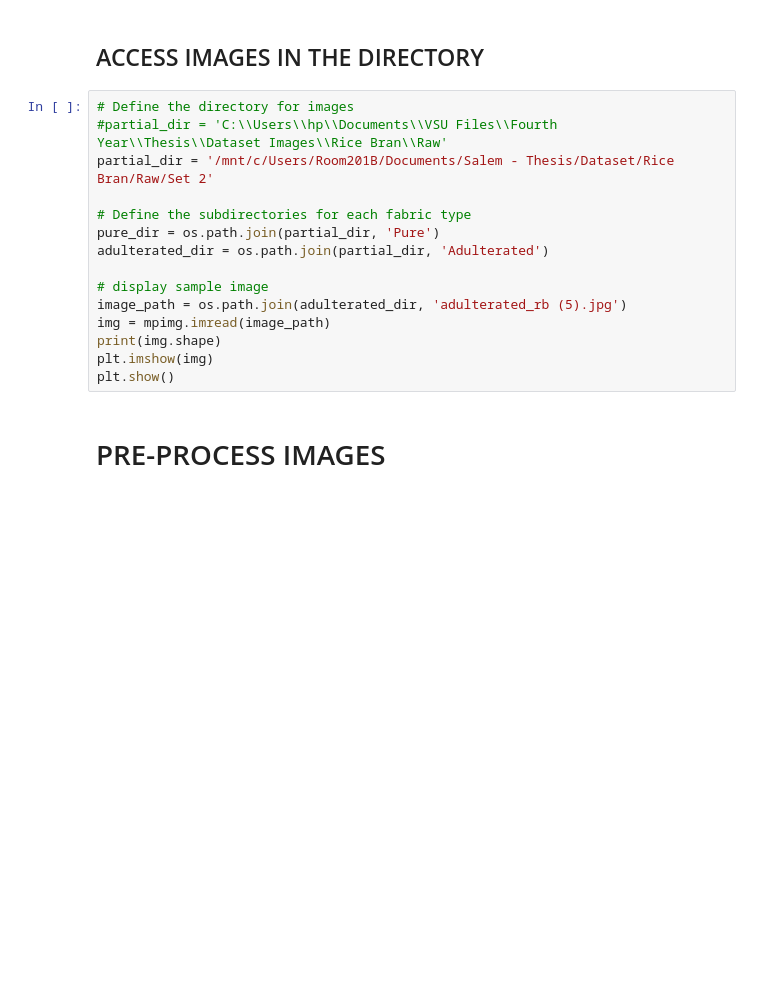
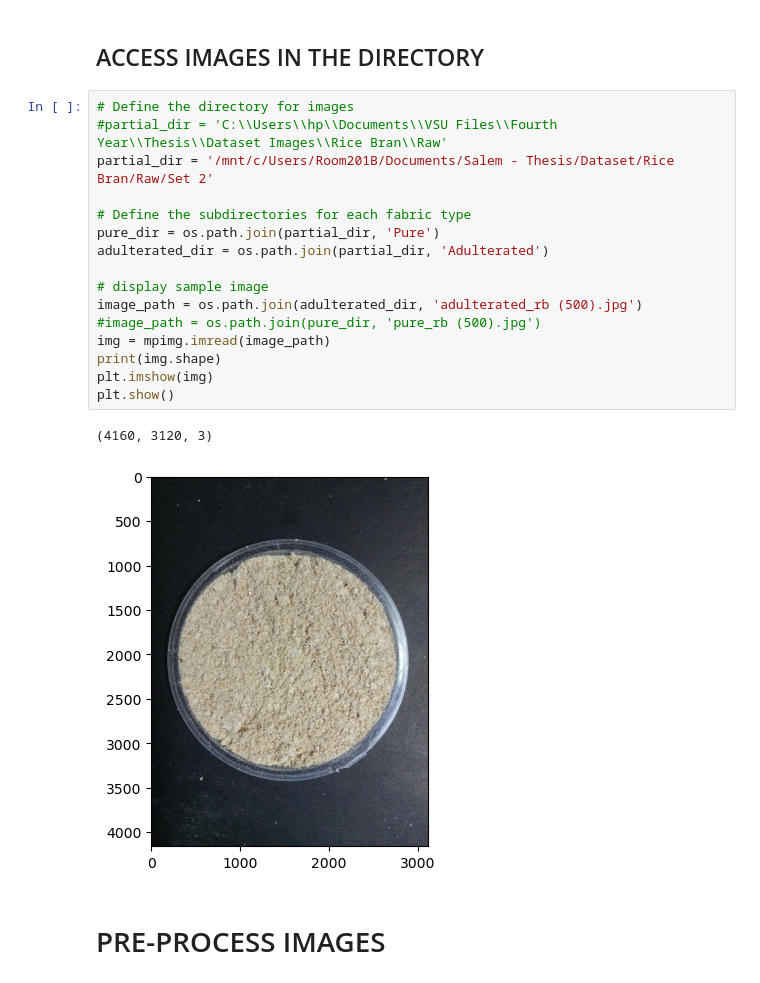
Before and after one commit to buggernut04/Thesis_Project_Feed_Classification, a Jupyter notebook: main.ipynb, the cells around one changed output. Drawn from its saved outputs; the diff is of its cells as text; blank space fills up the shorter version.

```diff
--- a/main.ipynb
+++ b/main.ipynb
@@ -48,18 +45,22 @@ I0000 00:00:1738860216.574702   22149 gpu_device.cc:2022] Created device /job:lo
 # %%
 # Define the directory for images
 #partial_dir = 'C:\\Users\\hp\\Documents\\VSU Files\\Fourth Year\\Thesis\\Dataset Images\\Rice Bran\\Raw'
 partial_dir = '/mnt/c/Users/Room201B/Documents/Salem - Thesis/Dataset/Rice Bran/Raw/Set 2'
 
 # Define the subdirectories for each fabric type
 pure_dir = os.path.join(partial_dir, 'Pure')
 adulterated_dir = os.path.join(partial_dir, 'Adulterated')
 
 # display sample image
-image_path = os.path.join(adulterated_dir, 'adulterated_rb (5).jpg')
+image_path = os.path.join(adulterated_dir, 'adulterated_rb (500).jpg')
+#image_path = os.path.join(pure_dir, 'pure_rb (500).jpg')
 img = mpimg.imread(image_path)
 print(img.shape)
 plt.imshow(img)
 plt.show()
+# %% [output]
+(4160, 3120, 3)
+[figure, added]
 # %% [markdown]
 # PRE-PROCESS IMAGES
 # %%
```
Also changed, not shown: parts of 21 cells of this notebook, 1 other file.
